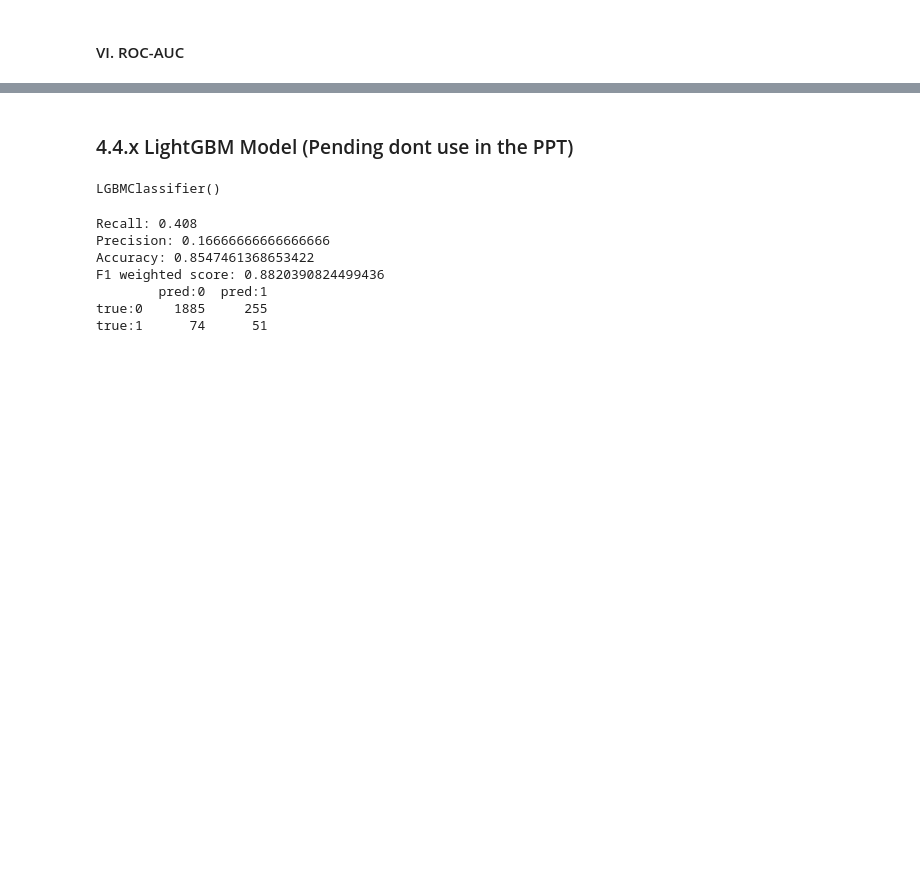
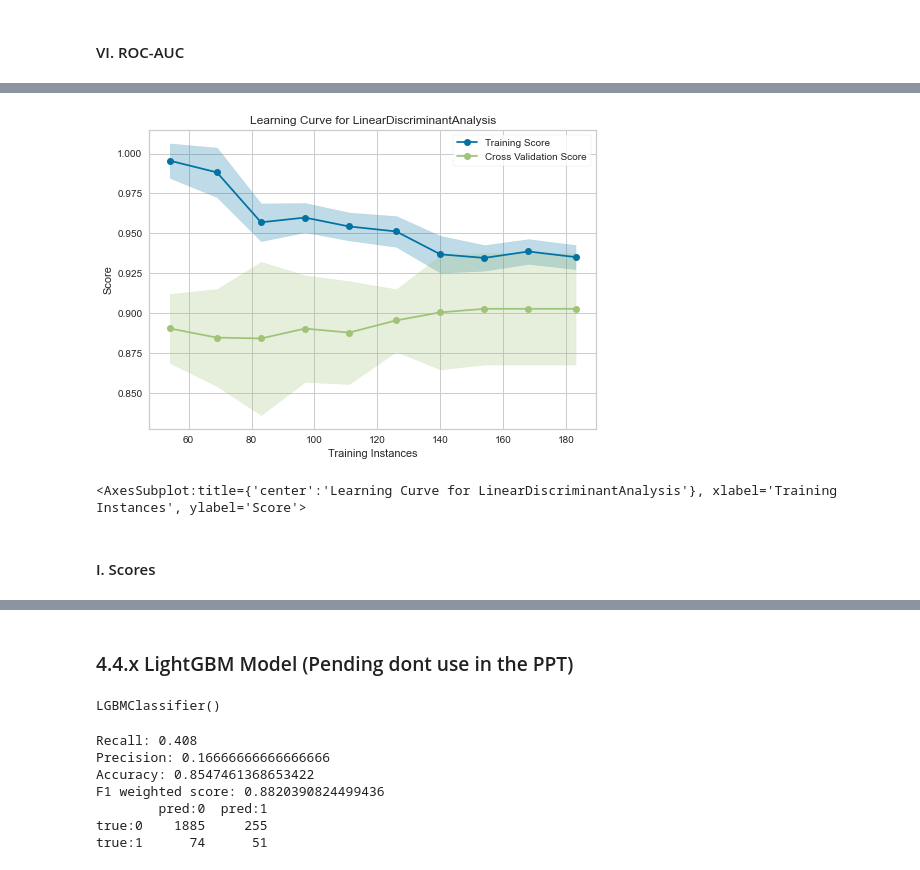
Before and after one commit to McGill-MMA-EnterpriseAnalytics/Vehicle-Claim-Fraud-Detection, a Jupyter notebook: modelling/Modelling_v5.ipynb, the cells around one changed output, grey strips where cells are left out. Cells and saved outputs as stored; diff of their text form; code cells hidden in the pictures; blank space fills up the shorter version.

```diff
--- a/modelling/Modelling_v5.ipynb
+++ b/modelling/Modelling_v5.ipynb
@@ -1860,0 +1907,5 @@ visualizer.show()
+# %%
+LDA = LDA()
+model_LDA = LDA.fit(X_train_smoteen, y_train_smoteen)
+
+y_val_pred_LDA = model_LDA.predict(X_val)
@@ -1860,0 +1917,22 @@ visualizer.show()
+# %%
+# Create the learning curve visualizer
+cv = StratifiedKFold(n_splits=12)
+sizes = np.linspace(0.3, 1.0, 10)
+
+# Instantiate the classification model and visualizer
+
+visualizer = LearningCurve(
+    model_LDA,
+    cv=cv,
+    scoring='f1_weighted',
+    train_sizes=sizes,
+    n_jobs=8
+)
+
+visualizer.fit(X_train_small, y_train_small)        # Fit the data to the visualizer
+visualizer.poof()
+# %% [output]
+[figure, added]
+<AxesSubplot:title={'center':'Learning Curve for LinearDiscriminantAnalysis'}, xlabel='Training Instances', ylabel='Score'>
+# %% [markdown]
+#### I. Scores
```
Also changed, not shown: parts of 37 cells of this notebook.
